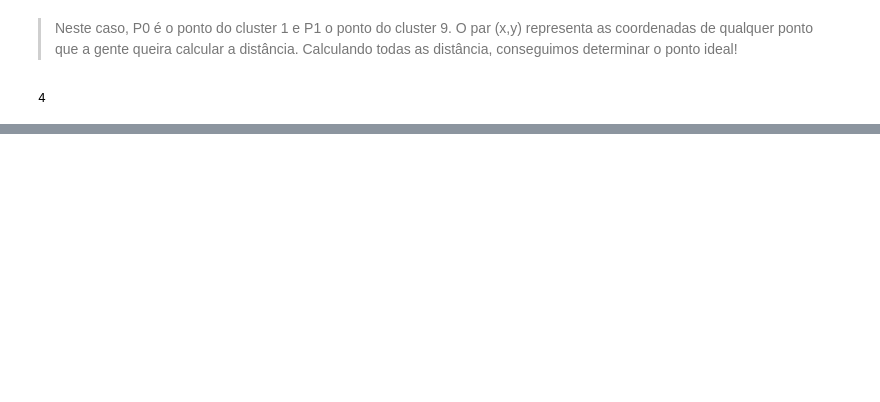
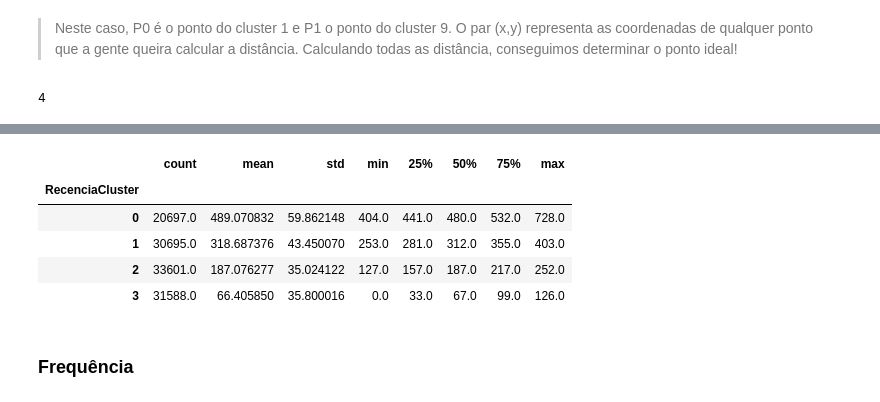
Before and after one commit to thayannefranca/Segmentacao_de_Clientes, a Jupyter notebook: clusterizacao.ipynb, the cells around one changed output, grey strips where cells are left out. Saved outputs shown, nothing was run; the diff lists cells and outputs as text; code cells hidden in the pictures; blank space fills up the shorter version.

Commit message:
Clusterizando recencia, frequencia e a receita

```diff
--- a/clusterizacao.ipynb
+++ b/clusterizacao.ipynb
@@ -176,0 +181,5 @@ n
+# %%
+# rodando o kmeans para nossa quantidade ótima de clusters
+kmeans = KMeans(n_clusters=4)
+df_usuario['RecenciaCluster'] = kmeans.fit_predict(df_recencia)
+df_usuario.head()
@@ -176,0 +193,25 @@ n
+# %%
+#função para ordenar o número de clusters
+def ordenar_cluster(cluster_nome, target_nome,df,ascending):
+    novo_nome = 'novo' + cluster_nome
+    agrupado_por_cluster = df.groupby(cluster_nome)[target_nome].mean().reset_index()
+    agrupado_por_cluster_ordenado = agrupado_por_cluster.sort_values(by=target_nome,
+                                                                     ascending=ascending).reset_index(drop=True)
+    agrupado_por_cluster_ordenado['index'] = agrupado_por_cluster_ordenado.index
+    juntando_cluster = pd.merge(df,agrupado_por_cluster_ordenado[[cluster_nome,'index']], on=cluster_nome)
+    removendo_dados = juntando_cluster.drop([cluster_nome],axis=1)
+    df_final = removendo_dados.rename(columns={"index":cluster_nome})
+    return df_final
+
+df_usuario = ordenar_cluster('RecenciaCluster', 'Recencia',df_usuario,False)
+# %%
+df_usuario.groupby('RecenciaCluster')['Recencia'].describe()
+# %% [output]
+|  | count | mean | std | min | 25% | 50% | 75% | max |
+| RecenciaCluster |  |  |  |  |  |  |  |  |
+| 0 | 20697.0 | 489.070832 | 59.862148 | 404.0 | 441.0 | 480.0 | 532.0 | 728.0 |
+| 1 | 30695.0 | 318.687376 | 43.450070 | 253.0 | 281.0 | 312.0 | 355.0 | 403.0 |
+| 2 | 33601.0 | 187.076277 | 35.024122 | 127.0 | 157.0 | 187.0 | 217.0 | 252.0 |
+| 3 | 31588.0 | 66.405850 | 35.800016 | 0.0 | 33.0 | 67.0 | 99.0 | 126.0 |
+# %% [markdown]
+### Frequência
```
Also changed, not shown: parts of 11 cells of this notebook.
